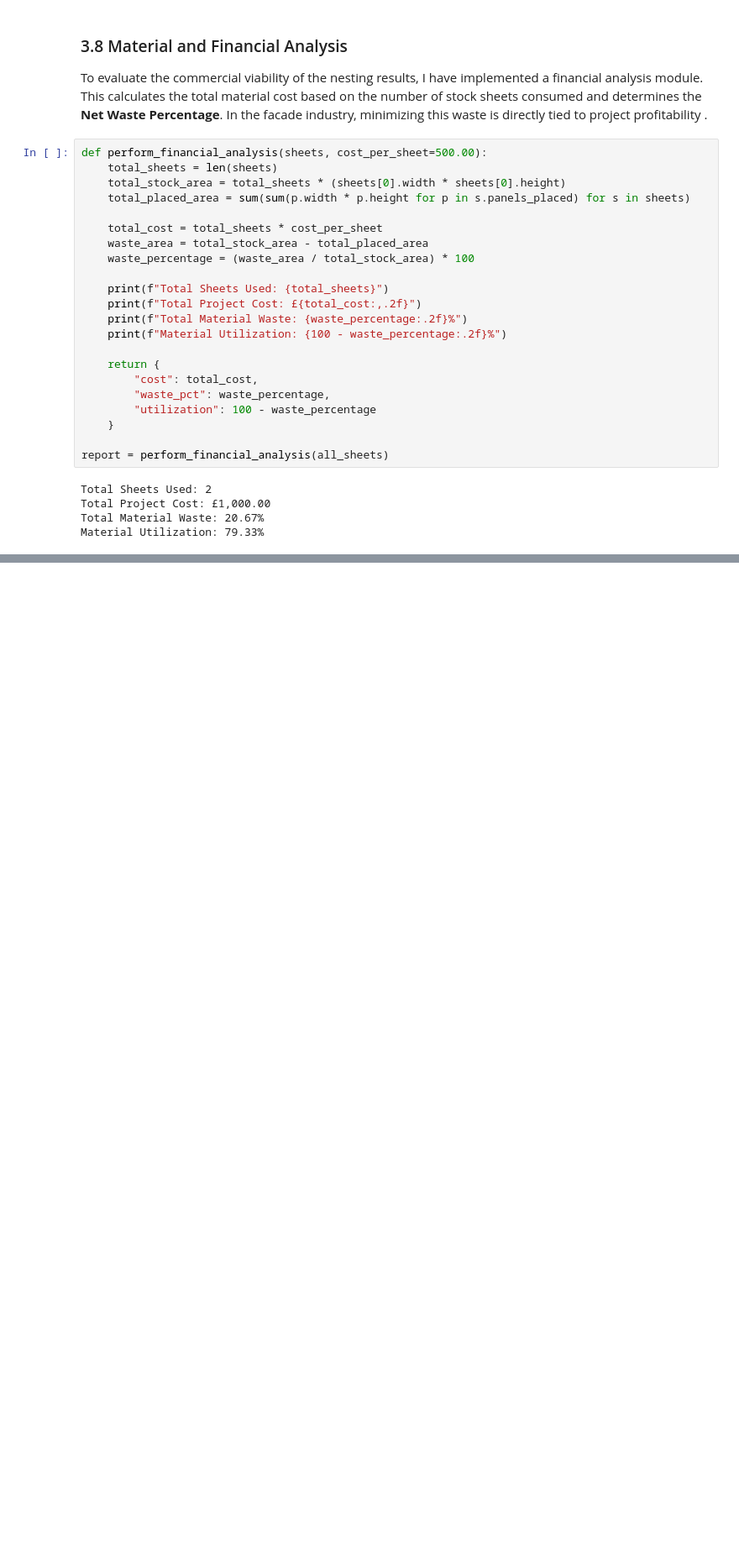
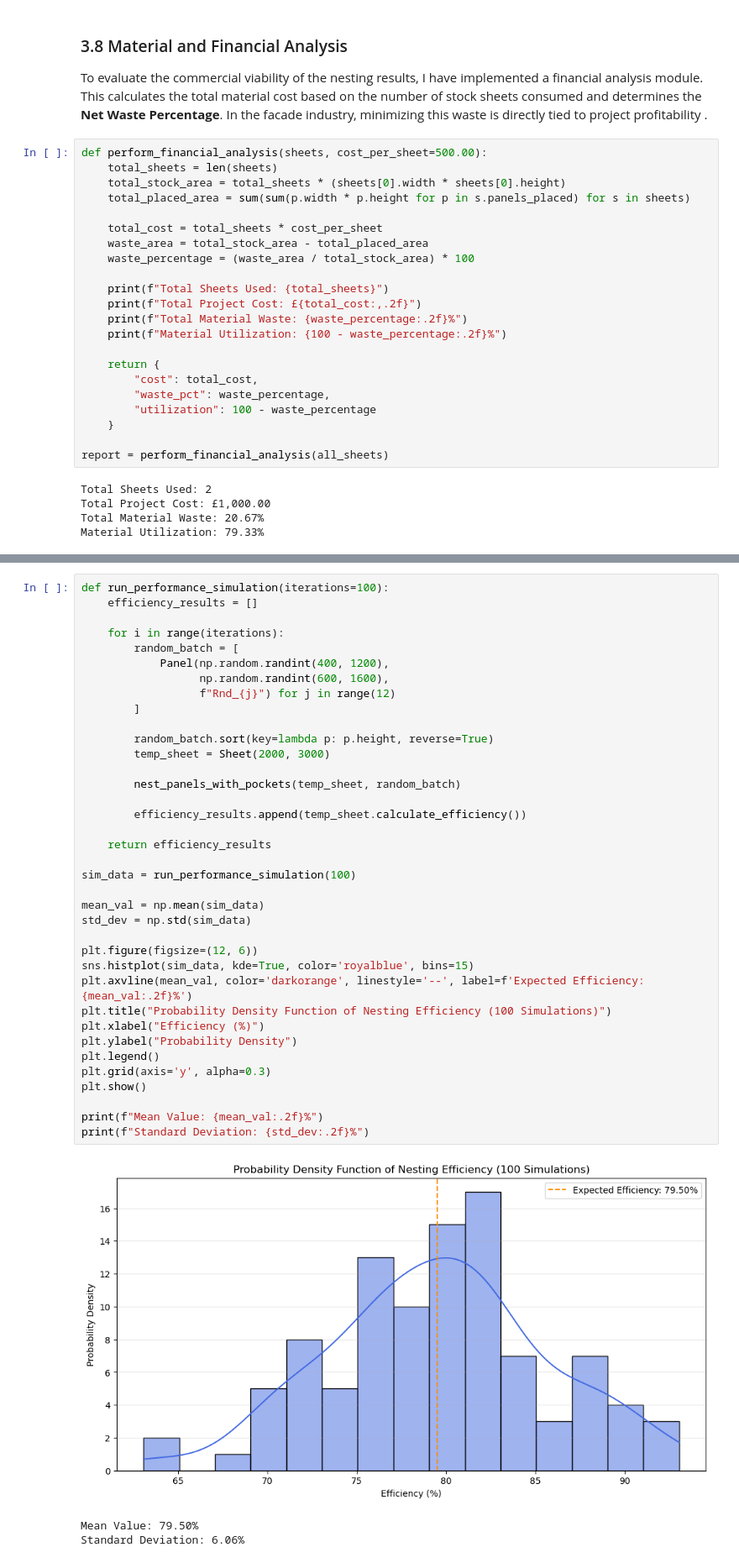
Before and after one commit to Nalyan-Beytula/Math-Concepts-for-Developers, a Jupyter notebook: Math-Concepts-for-Developers.ipynb, the cells around one changed output, grey strips where cells are left out. Shown at 84% size. Saved outputs shown, nothing was run; the diff lists cells and outputs as text; blank space fills up the shorter version.

Commit message:
Implementing Monte Carlo simulation for statistical efficiency profiling

```diff
--- a/Math-Concepts-for-Developers.ipynb
+++ b/Math-Concepts-for-Developers.ipynb
@@ -453,0 +463,41 @@ Material Utilization: 79.33%
+# %%
+def run_performance_simulation(iterations=100):
+    efficiency_results = []
+
+    for i in range(iterations):
+        random_batch = [
+            Panel(np.random.randint(400, 1200),
+                  np.random.randint(600, 1600),
+                  f"Rnd_{j}") for j in range(12)
+        ]
+
+        random_batch.sort(key=lambda p: p.height, reverse=True)
+        temp_sheet = Sheet(2000, 3000)
+
+        nest_panels_with_pockets(temp_sheet, random_batch)
+
+        efficiency_results.append(temp_sheet.calculate_efficiency())
+
+    return efficiency_results
+
+sim_data = run_performance_simulation(100)
+
+mean_val = np.mean(sim_data)
+std_dev = np.std(sim_data)
+
+plt.figure(figsize=(12, 6))
+sns.histplot(sim_data, kde=True, color='royalblue', bins=15)
+plt.axvline(mean_val, color='darkorange', linestyle='--', label=f'Expected Efficiency: {mean_val:.2f}%')
+plt.title("Probability Density Function of Nesting Efficiency (100 Simulations)")
+plt.xlabel("Efficiency (%)")
+plt.ylabel("Probability Density")
+plt.legend()
+plt.grid(axis='y', alpha=0.3)
+plt.show()
+
+print(f"Mean Value: {mean_val:.2f}%")
+print(f"Standard Deviation: {std_dev:.2f}%")
+# %% [output]
+[figure, added]
+Mean Value: 79.50%
+Standard Deviation: 6.06%
```
Also changed, not shown: parts of 2 cells of this notebook.
